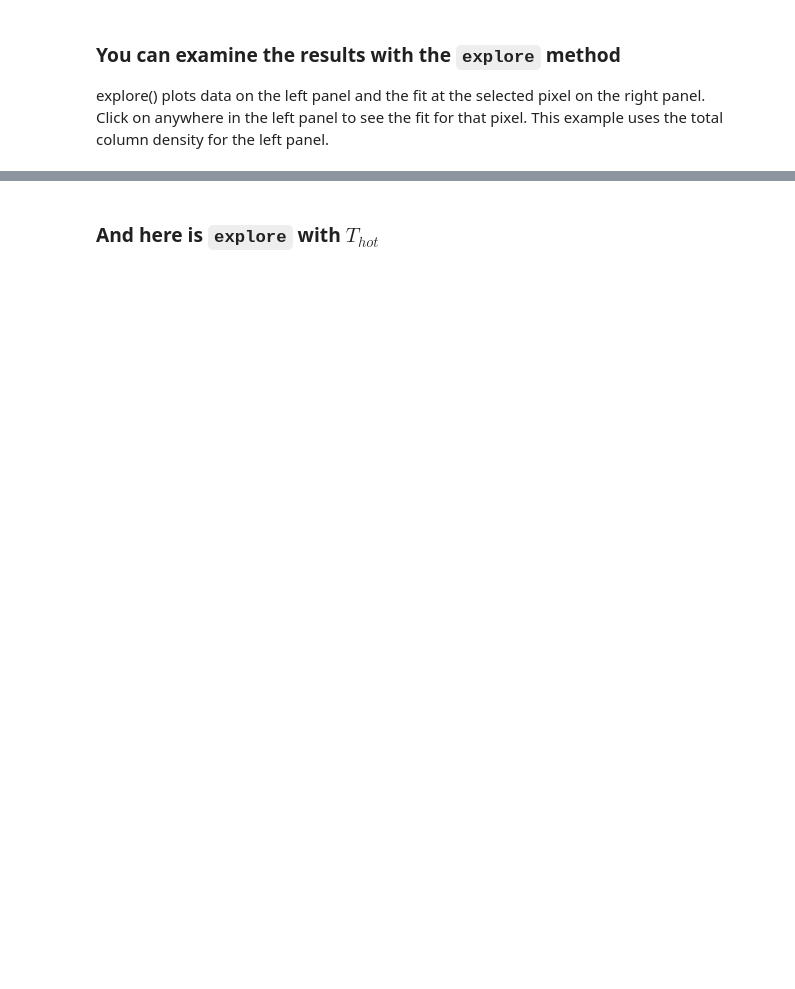
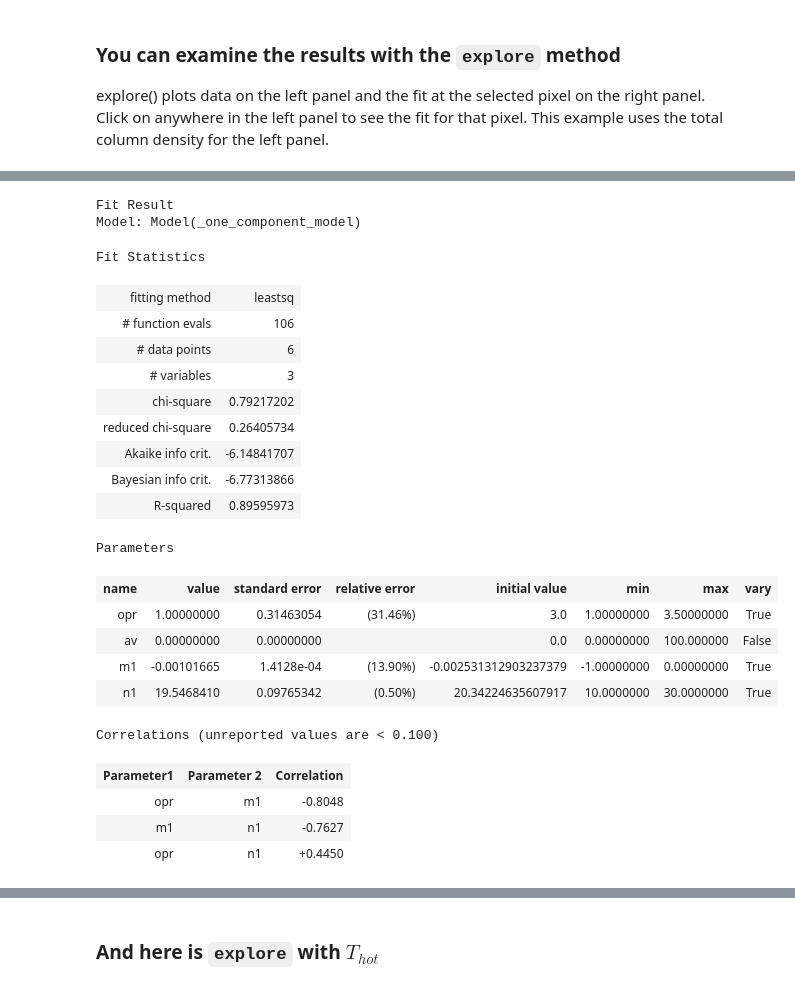
Before and after one commit to mpound/pdrtpy-nb, a Jupyter notebook: notebooks/PDRT_Example_H2_Excitation.ipynb, the cells around one changed output, grey strips where cells are left out. Cells and saved outputs as stored; diff of their text form; code cells hidden in the pictures; blank space fills up the shorter version.

```diff
--- a/notebooks/PDRT_Example_H2_Excitation.ipynb
+++ b/notebooks/PDRT_Example_H2_Excitation.ipynb
@@ -534,3 +409,29 @@ explore() plots data on the left panel and the fit at the selected pixel on the
+# %%
+hmap._fitresult[68,32]
+# %% [output]
+Fit Result
+Model: Model(_one_component_model)
+Fit Statistics
+| fitting method | leastsq |
+| # function evals | 106 |
+| # data points | 6 |
+| # variables | 3 |
+| chi-square | 0.79217202 |
+| reduced chi-square | 0.26405734 |
+| Akaike info crit. | -6.14841707 |
+| Bayesian info crit. | -6.77313866 |
+| R-squared | 0.89595973 |
+Parameters
+| name | value | standard error | relative error | initial value | min | max | vary |
+| opr | 1.00000000 | 0.31463054 | (31.46%) | 3.0 | 1.00000000 | 3.50000000 | True |
+| av | 0.00000000 | 0.00000000 |  | 0.0 | 0.00000000 | 100.000000 | False |
+| m1 | -0.00101665 | 1.4128e-04 | (13.90%) | -0.002531312903237379 | -1.00000000 | 0.00000000 | True |
+| n1 | 19.5468410 | 0.09765342 | (0.50%) | 20.34224635607917 | 10.0000000 | 30.0000000 | True |
+Correlations (unreported values are < 0.100)
+| Parameter1 | Parameter 2 | Correlation |
+| opr | m1 | -0.8048 |
+| m1 | n1 | -0.7627 |
+| opr | n1 | +0.4450 |
 # %%
 hplot.explore(data=hmap.colden("total"),vmin=20,vmax=23,figsize=(10,5),log=True,contours=False,fmt='c+')
 # %% [output]
```
Also changed, not shown: parts of 26 cells of this notebook.
